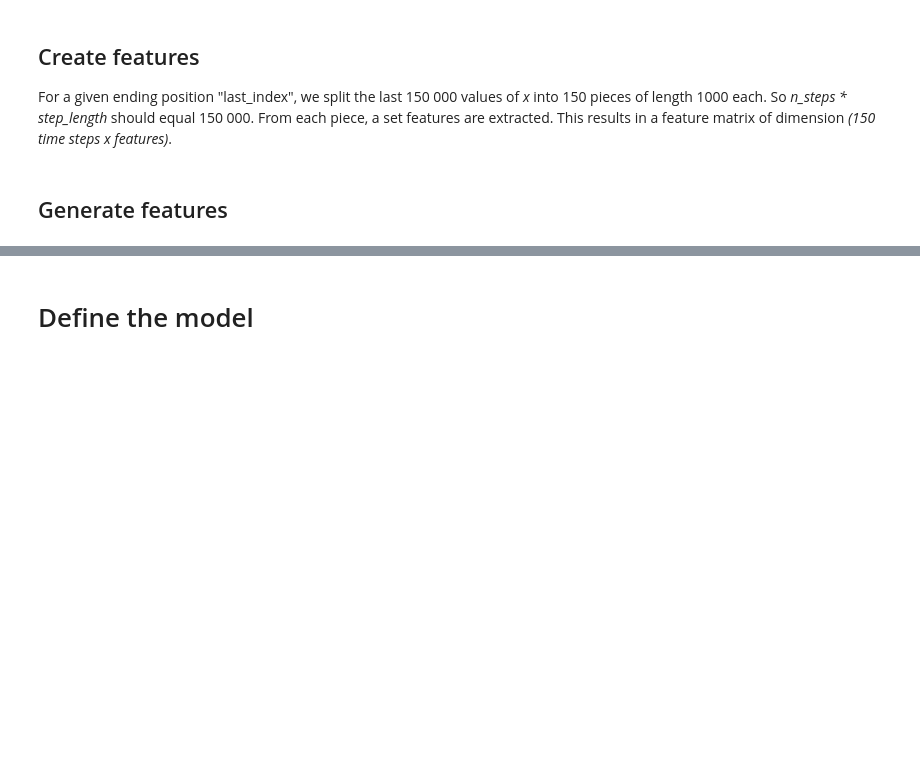
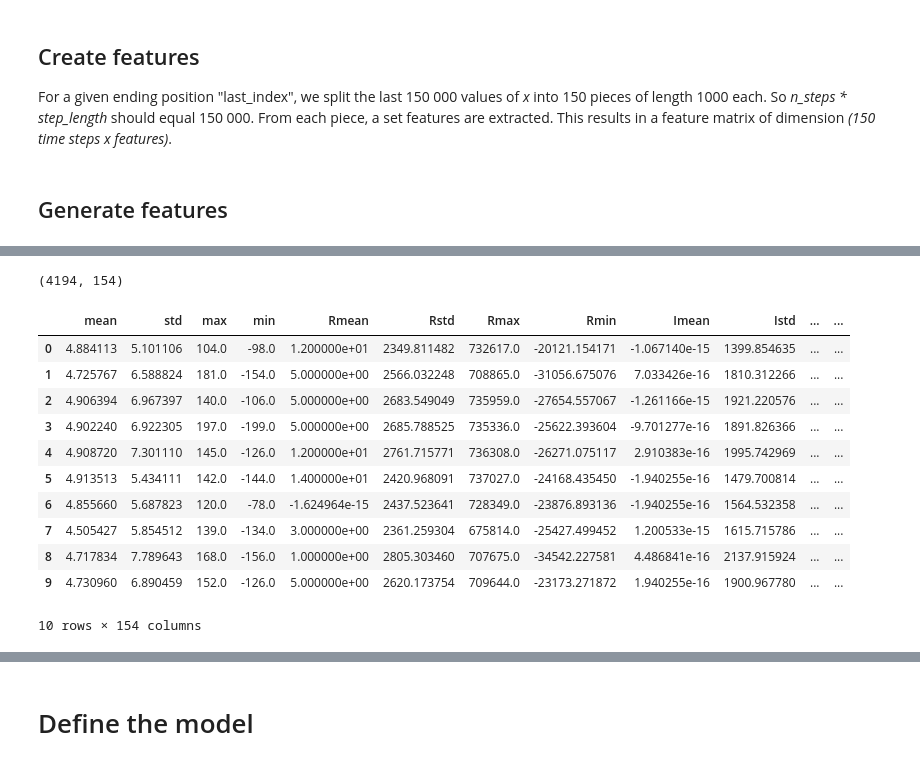
Before and after one commit to contemplat0r/LANL_Earthquake_Prediction, a Jupyter notebook: rnn-starter-kernel-with-extend-fe-1.ipynb, the cells around one changed output, grey strips where cells are left out. Cells and saved outputs as stored; diff of their text form; code cells hidden in the pictures; blank space fills up the shorter version.

```diff
--- a/rnn-starter-kernel-with-extend-fe-1.ipynb
+++ b/rnn-starter-kernel-with-extend-fe-1.ipynb
@@ -53,8 +53,9 @@ seed(639)
 from tensorflow import set_random_seed
 set_random_seed(5944)
 
-float_data = pd.read_csv("../input/train/train.csv", dtype={"acoustic_data": np.float32, "time_to_failure": np.float32}).values
+#float_data = pd.read_csv("../input/train/train.csv", dtype={"acoustic_data": np.float32, "time_to_failure": np.float32}).values
+train_df = pd.read_csv('../input/train/train.csv', dtype={"acoustic_data": np.float32, "time_to_failure": np.float32})
 # %%
-#rows = 150000
-#segments = int(np.floor(train_df.shape[0] / rows))
-#print("Number of segments: ", segments)
+rows = 150000
+segments = int(np.floor(train_df.shape[0] / rows))
+print("Number of segments: ", segments)
@@ -193,11 +170,11 @@ def classic_sta_lta(x, length_sta, length_lta):
     lta[idx] = dtiny
     return sta / lta
 # %%
-#train_X = pd.DataFrame(index=range(segments), dtype=np.float64)
-#train_y = pd.DataFrame(index=range(segments), dtype=np.float64, columns=['time_to_failure'])
-#total_mean = train_df['acoustic_data'].mean()
-#total_std = train_df['acoustic_data'].std()
-#total_max = train_df['acoustic_data'].max()
-#total_min = train_df['acoustic_data'].min()
-#total_sum = train_df['acoustic_data'].sum()
-#total_abs_sum = np.abs(train_df['acoustic_data']).sum()
+train_X = pd.DataFrame(index=range(segments), dtype=np.float64)
+train_y = pd.DataFrame(index=range(segments), dtype=np.float64, columns=['time_to_failure'])
+total_mean = train_df['acoustic_data'].mean()
+total_std = train_df['acoustic_data'].std()
+total_max = train_df['acoustic_data'].max()
+total_min = train_df['acoustic_data'].min()
+total_sum = train_df['acoustic_data'].sum()
+total_abs_sum = np.abs(train_df['acoustic_data']).sum()
@@ -351,3 +332,20 @@ def create_features(seg_id, seg, X):
+# %%
+train_X.shape
+# %% [output]
+(4194, 154)
 # %%
-#train_X.head(10)
+train_X.head(10)
+# %% [output]
+|  | mean | std | max | min | Rmean | Rstd | Rmax | Rmin | Imean | Istd | ... | ... |
+| 0 | 4.884113 | 5.101106 | 104.0 | -98.0 | 1.200000e+01 | 2349.811482 | 732617.0 | -20121.154171 | -1.067140e-15 | 1399.854635 | ... | ... |
+| 1 | 4.725767 | 6.588824 | 181.0 | -154.0 | 5.000000e+00 | 2566.032248 | 708865.0 | -31056.675076 | 7.033426e-16 | 1810.312266 | ... | ... |
+| 2 | 4.906394 | 6.967397 | 140.0 | -106.0 | 5.000000e+00 | 2683.549049 | 735959.0 | -27654.557067 | -1.261166e-15 | 1921.220576 | ... | ... |
+| 3 | 4.902240 | 6.922305 | 197.0 | -199.0 | 5.000000e+00 | 2685.788525 | 735336.0 | -25622.393604 | -9.701277e-16 | 1891.826366 | ... | ... |
+| 4 | 4.908720 | 7.301110 | 145.0 | -126.0 | 1.200000e+01 | 2761.715771 | 736308.0 | -26271.075117 | 2.910383e-16 | 1995.742969 | ... | ... |
+| 5 | 4.913513 | 5.434111 | 142.0 | -144.0 | 1.400000e+01 | 2420.968091 | 737027.0 | -24168.435450 | -1.940255e-16 | 1479.700814 | ... | ... |
+| 6 | 4.855660 | 5.687823 | 120.0 | -78.0 | -1.624964e-15 | 2437.523641 | 728349.0 | -23876.893136 | -1.940255e-16 | 1564.532358 | ... | ... |
+| 7 | 4.505427 | 5.854512 | 139.0 | -134.0 | 3.000000e+00 | 2361.259304 | 675814.0 | -25427.499452 | 1.200533e-15 | 1615.715786 | ... | ... |
+| 8 | 4.717834 | 7.789643 | 168.0 | -156.0 | 1.000000e+00 | 2805.303460 | 707675.0 | -34542.227581 | 4.486841e-16 | 2137.915924 | ... | ... |
+| 9 | 4.730960 | 6.890459 | 152.0 | -126.0 | 5.000000e+00 | 2620.173754 | 709644.0 | -23173.271872 | 1.940255e-16 | 1900.967780 | ... | ... |
+10 rows × 154 columns
 # %%
```
Also changed, not shown: parts of 57 cells of this notebook, 2 other files.
